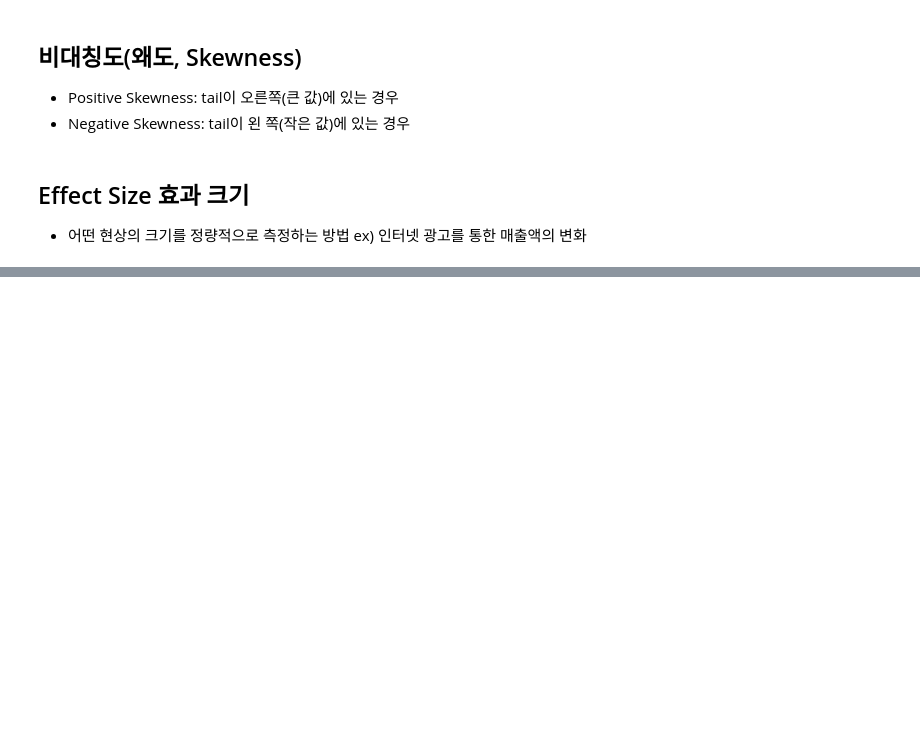
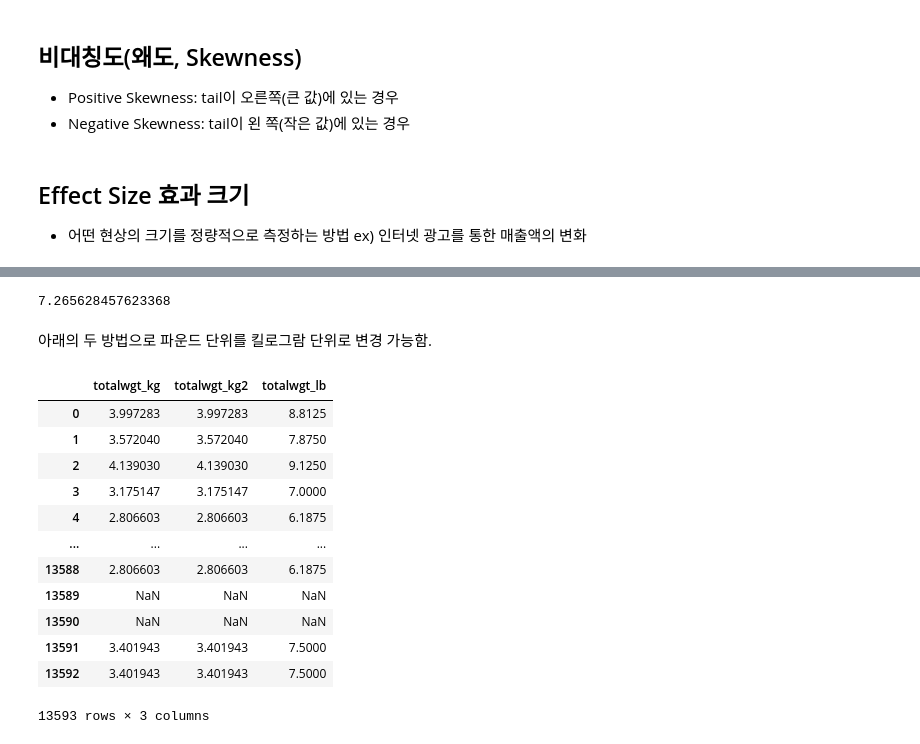
Before and after one commit to sungwon-097/Univ-Study, a Jupyter notebook: 확률과통계(python)/WEEK03_pandasbasic.ipynb, the cells around one changed output, grey strips where cells are left out. Cells and saved outputs as stored; diff of their text form; code cells hidden in the pictures; blank space fills up the shorter version.

```diff
--- a/확률과통계(python)/WEEK03_pandasbasic.ipynb
+++ b/확률과통계(python)/WEEK03_pandasbasic.ipynb
@@ -40,0 +219,6 @@ Date : 21.09.15
+# %%
+preg.totalwgt_lb.mean() # mean()을 통해 산술평균을 계산함
+# %% [output]
+7.265628457623368
+# %% [markdown]
+아래의 두 방법으로 파운드 단위를 킬로그람 단위로 변경 가능함.
@@ -40,0 +231,16 @@ Date : 21.09.15
+# %%
+preg[["totalwgt_kg", "totalwgt_kg2", "totalwgt_lb"]]
+# %% [output]
+|  | totalwgt_kg | totalwgt_kg2 | totalwgt_lb |
+| 0 | 3.997283 | 3.997283 | 8.8125 |
+| 1 | 3.572040 | 3.572040 | 7.8750 |
+| 2 | 4.139030 | 4.139030 | 9.1250 |
+| 3 | 3.175147 | 3.175147 | 7.0000 |
+| 4 | 2.806603 | 2.806603 | 6.1875 |
+| ... | ... | ... | ... |
+| 13588 | 2.806603 | 2.806603 | 6.1875 |
+| 13589 | NaN | NaN | NaN |
+| 13590 | NaN | NaN | NaN |
+| 13591 | 3.401943 | 3.401943 | 7.5000 |
+| 13592 | 3.401943 | 3.401943 | 7.5000 |
+13593 rows × 3 columns
```
Also changed, not shown: parts of 45 cells of this notebook, 30 other files.
